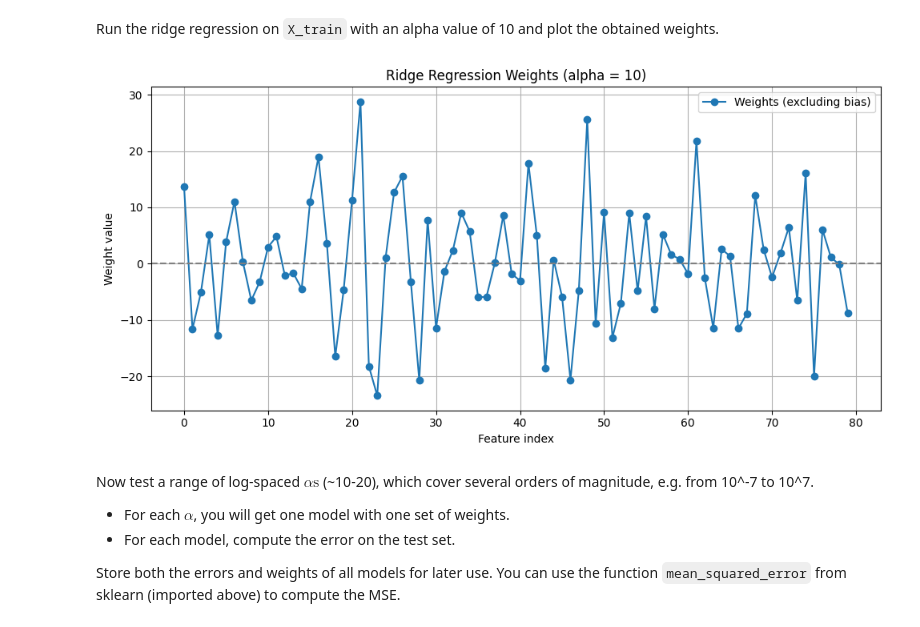
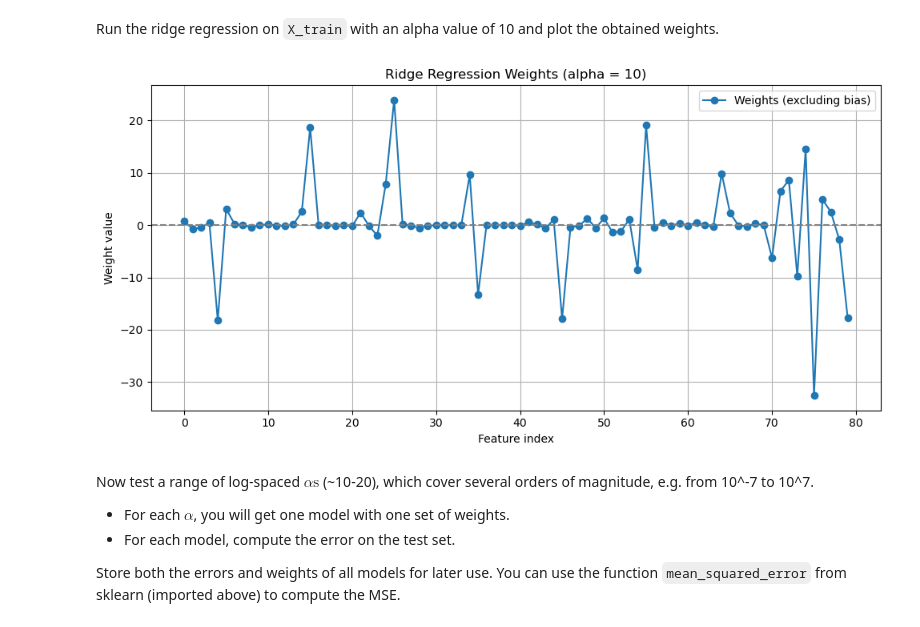
Before and after one commit to josh-wilkinson/MachineLearningExercises, a Jupyter notebook: Practical01/Practical01.ipynb, the cells around one changed output. Drawn from its saved outputs; the diff is of its cells as text; code cells hidden in the pictures.

```diff
--- a/Practical01/Practical01.ipynb
+++ b/Practical01/Practical01.ipynb
@@ -70,17 +70,17 @@ test_idx = idx_shuffled[:n_testset]
 train_idx = idx_shuffled[n_testset:n_testset+n_trainset]
 train_full_idx = idx_shuffled[n_testset:]
 
-X_test = data.loc[test_idx, data.columns != target_clm].values
+X_test_raw = data.loc[test_idx, data.columns != target_clm].values
 y_test = data.loc[test_idx, data.columns == target_clm].values
-print('Test set shapes (X and y)', X_test.shape, y_test.shape)
+print('Test set shapes (X and y)', X_test_raw.shape, y_test.shape)
 
-X_train = data.loc[train_idx, data.columns != target_clm].values
+X_train_raw = data.loc[train_idx, data.columns != target_clm].values
 y_train = data.loc[train_idx, data.columns == target_clm].values
-print('Small training set shapes (X and y):', X_train.shape, y_train.shape)
+print('Small training set shapes (X and y):', X_train_raw.shape, y_train.shape)
 
-X_train_full = data.loc[train_full_idx, data.columns != target_clm].values
+X_train_full_raw = data.loc[train_full_idx, data.columns != target_clm].values
 y_train_full = data.loc[train_full_idx, data.columns == target_clm].values
-print('Full training set shapes (X and y):', X_train_full.shape, y_train_full.shape)
+print('Full training set shapes (X and y):', X_train_full_raw.shape, y_train_full.shape)
 # %% [output]
 Test set shapes (X and y) (500, 81) (500, 1)
 Small training set shapes (X and y): (200, 81) (200, 1)
@@ -267,6 +268,6 @@ def ols_regression(X_test, X_train, y_train):
     return weights, y_pred
 # %%
 # Plots of the results
-weights, y_pred = ols_regression(X_test, X_train, y_train)
+weights, y_pred = ols_regression(X_test_raw, X_train_raw, y_train)
 plot_regression_results(y_test, y_pred, weights)
 # %% [output]
@@ -326,9 +324,6 @@ def sklearn_regression(X_test, X_train, y_train):
     # Step 2: Predict on the test set
     y_pred = model.predict(X_test)
 
-    # Step 3: Combine intercept and coefficients into one weights vector
-    weights = np.concatenate((model.intercept_.ravel(), model.coef_.flatten()))
-
     # ---------------- END CODE -------------------------
 
     return weights, y_pred
@@ -344,6 +339,6 @@ If you implemented everything correctly, the MSE is again 707.8.
 # %% [markdown]
 Fit the model using the larger training set, `X_train_full` and `y_train_full`, and again evaluate on `X_test`.
 # %%
-weights, y_pred = sklearn_regression(X_test, X_train_full, y_train_full)
+weights, y_pred = sklearn_regression(X_test_raw, X_train_full_raw, y_train_full)
 plot_regression_results(y_test, y_pred, weights)
 # %% [output]
@@ -410,21 +405,21 @@ Run the ridge regression on `X_train` with an alpha value of 10 and plot the obt
 # %%
 # Run ridge regression with alpha=10
 alpha = 10
-weights, y_pred = ridge_regression(X_test, X_train_full_norm, y_train_full, alpha)
+weights, y_pred = ridge_regression(X_test_raw, X_train_full_raw, y_train_full, alpha)
 
 # Plot regression results
 plt.figure(figsize=(10, 5))
 plt.plot(weights[1:], marker='o', linestyle='-', label='Weights (excluding bias)')
 plt.axhline(0, color='gray', linestyle='--')
 plt.title(f'Ridge Regression Weights (alpha = {alpha})')
 plt.xlabel('Feature index')
 plt.ylabel('Weight value')
 plt.legend()
 plt.grid(True)
 plt.tight_layout()
 plt.show()
 # %% [output]
-[figure, old version]
+[figure, new version]
 # %% [markdown]
 Now test a range of log-spaced $\alpha\text{s}$ (~10-20), which cover several orders of magnitude, e.g. from 10^-7 to 10^7.
 
```
Also changed, not shown: parts of 33 cells of this notebook.
